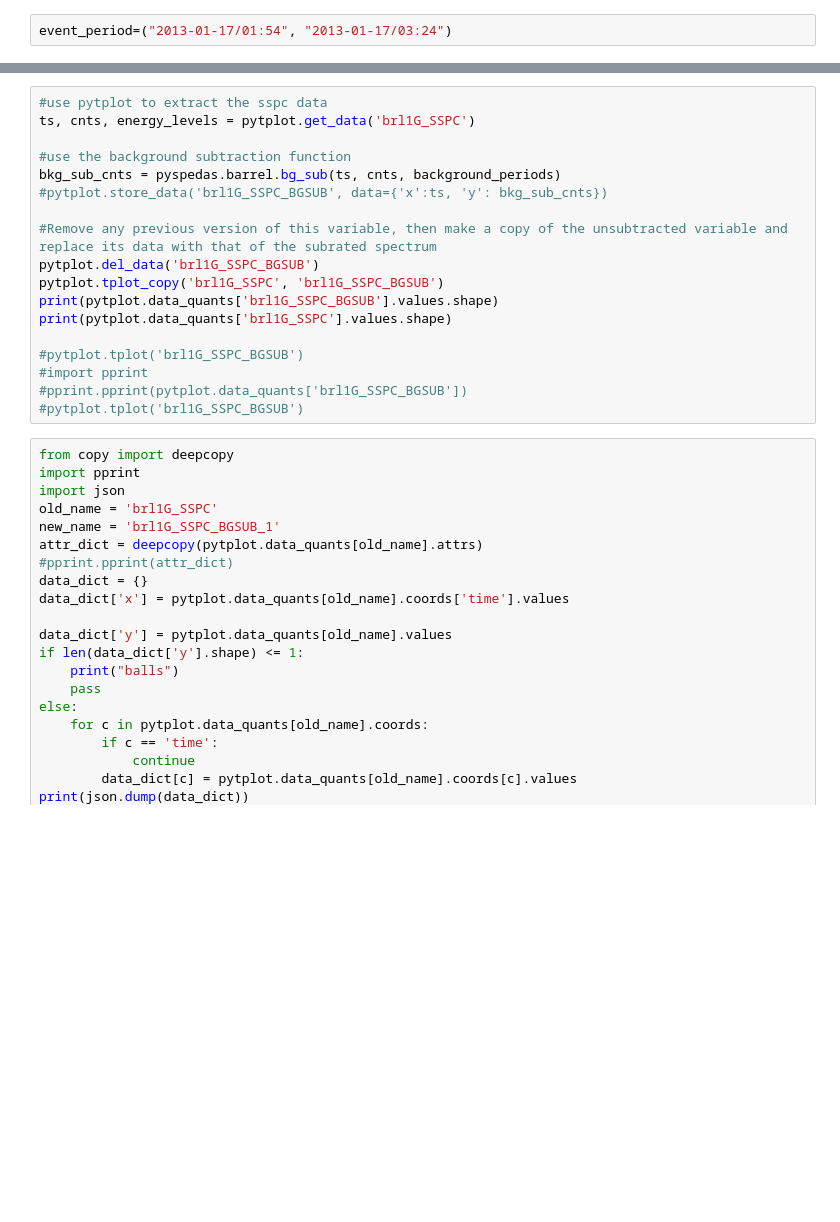
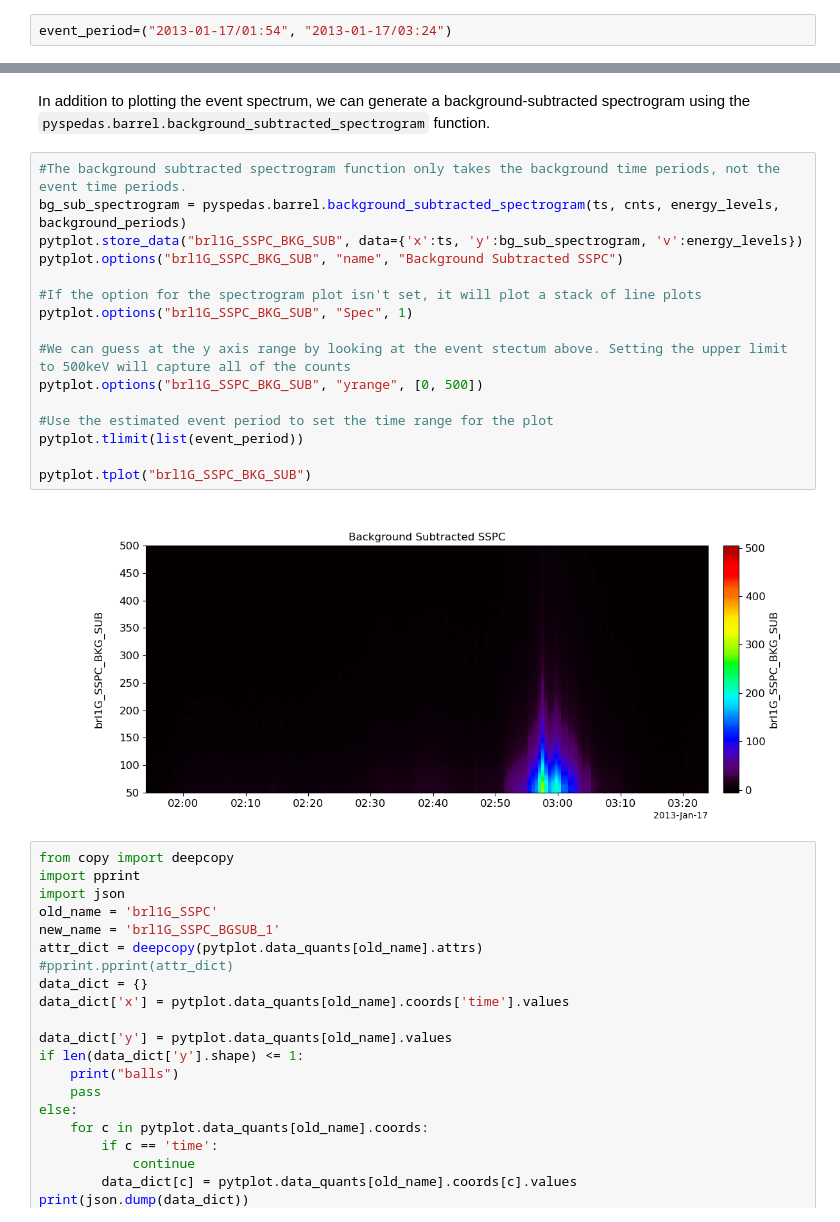
Before and after one commit to spedas/pyspedas_examples, a Jupyter notebook: pyspedas_examples/notebooks/BARREL_background_model.ipynb, the cells around one changed output, grey strips where cells are left out. Drawn from its saved outputs; the diff is of its cells as text; blank space fills up the shorter version.

```diff
--- a/pyspedas_examples/notebooks/BARREL_background_model.ipynb
+++ b/pyspedas_examples/notebooks/BARREL_background_model.ipynb
@@ -54,21 +74,23 @@ Next, we will extract the SSPC data during that time range so we can calcuate th
-# %%
-#use pytplot to extract the sspc data
-ts, cnts, energy_levels = pytplot.get_data('brl1G_SSPC')
-
-#use the background subtraction function
-bkg_sub_cnts = pyspedas.barrel.bg_sub(ts, cnts, background_periods)
-#pytplot.store_data('brl1G_SSPC_BGSUB', data={'x':ts, 'y': bkg_sub_cnts})
-
-#Remove any previous version of this variable, then make a copy of the unsubtracted variable and replace its data with that of the subrated spectrum
-pytplot.del_data('brl1G_SSPC_BGSUB')
-pytplot.tplot_copy('brl1G_SSPC', 'brl1G_SSPC_BGSUB')
-print(pytplot.data_quants['brl1G_SSPC_BGSUB'].values.shape)
-print(pytplot.data_quants['brl1G_SSPC'].values.shape)
-
-#pytplot.tplot('brl1G_SSPC_BGSUB')
-#import pprint
-#pprint.pprint(pytplot.data_quants['brl1G_SSPC_BGSUB'])
-#pytplot.tplot('brl1G_SSPC_BGSUB')
+# %% [markdown]
+In addition to plotting the event spectrum, we can generate a background-subtracted spectrogram using the `pyspedas.barrel.background_subtracted_spectrogram` function.
+# %%
+#The background subtracted spectrogram function only takes the background time periods, not the event time periods.
+bg_sub_spectrogram = pyspedas.barrel.background_subtracted_spectrogram(ts, cnts, energy_levels, background_periods)
+pytplot.store_data("brl1G_SSPC_BKG_SUB", data={'x':ts, 'y':bg_sub_spectrogram, 'v':energy_levels})
+pytplot.options("brl1G_SSPC_BKG_SUB", "name", "Background Subtracted SSPC")
+
+#If the option for the spectrogram plot isn't set, it will plot a stack of line plots
+pytplot.options("brl1G_SSPC_BKG_SUB", "Spec", 1)
+
+#We can guess at the y axis range by looking at the event stectum above. Setting the upper limit to 500keV will capture all of the counts
+pytplot.options("brl1G_SSPC_BKG_SUB", "yrange", [0, 500])
+
+#Use the estimated event period to set the time range for the plot
+pytplot.tlimit(list(event_period))
+
+pytplot.tplot("brl1G_SSPC_BKG_SUB")
+# %% [output]
+[figure, added]
 # %%
 from copy import deepcopy
 import pprint
```
Also changed, not shown: parts of 5 cells of this notebook.
